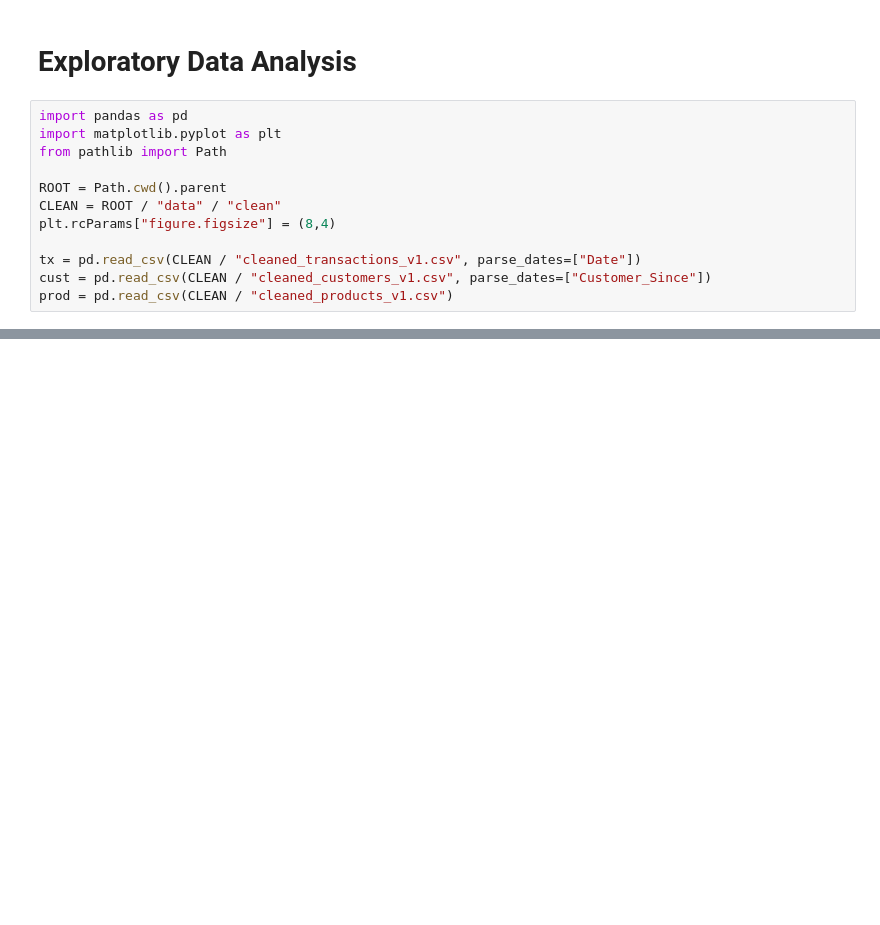
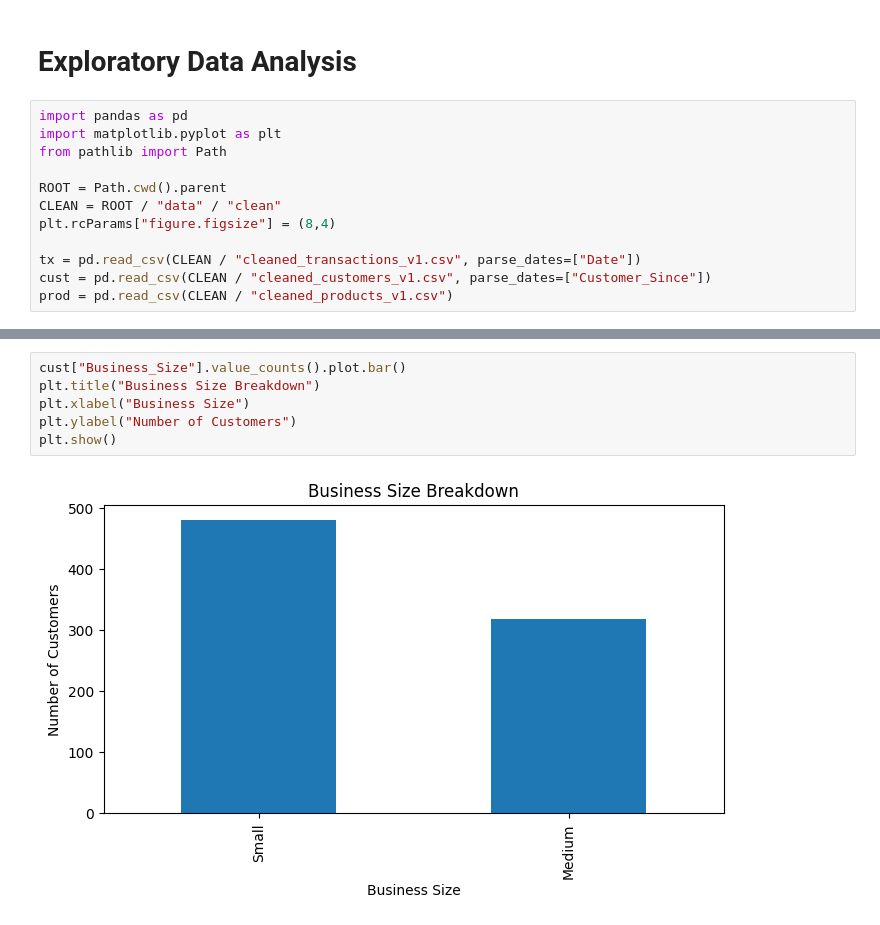
Before and after one commit to POGYaz/KAUST-Project, a Jupyter notebook: notebooks/EDA.ipynb, the cells around one changed output, grey strips where cells are left out. Cells and saved outputs as stored; diff of their text form; blank space fills up the shorter version.

```diff
--- a/notebooks/EDA.ipynb
+++ b/notebooks/EDA.ipynb
@@ -75,0 +95,8 @@ NameError: name 'top_skus' is not defined
+# %%
+cust["Business_Size"].value_counts().plot.bar()
+plt.title("Business Size Breakdown")
+plt.xlabel("Business Size")
+plt.ylabel("Number of Customers")
+plt.show()
+# %% [output]
+[figure, added]
```
Also changed, not shown: parts of 8 cells of this notebook.
